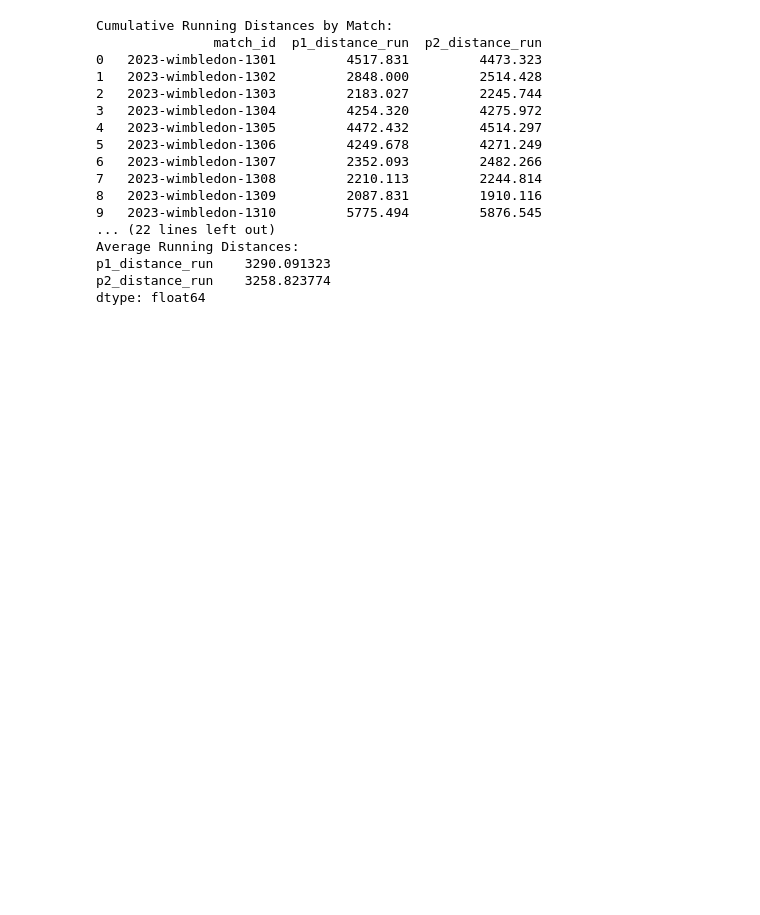
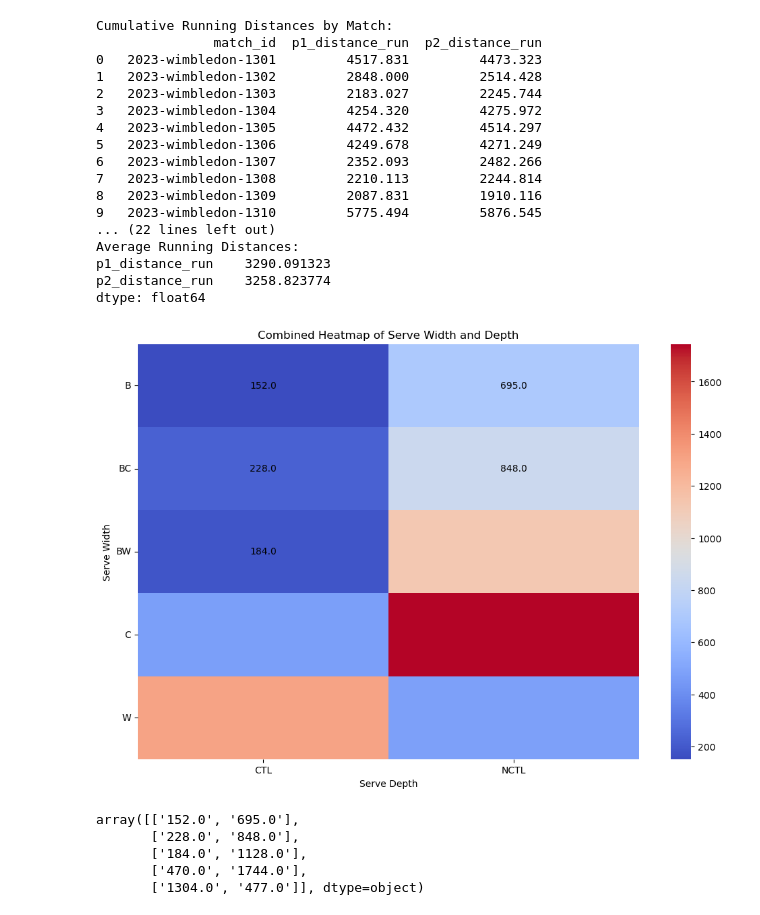
Before and after one commit to UsanoCoCr/tennis24, a Jupyter notebook: Other factors analysis.ipynb, the cells around one changed output. Cells and saved outputs as stored; diff of their text form; code cells hidden in the pictures; blank space fills up the shorter version.

Commit message:
heatmap

```diff
--- a/Other factors analysis.ipynb
+++ b/Other factors analysis.ipynb
@@ -136,3 +137,31 @@ Average Running Distances:
 p1_distance_run    3290.091323
 p2_distance_run    3258.823774
 dtype: float64
+# %%
+df = pd.read_csv('data/Wimbledon_featured_matches.csv')
+# %%
+combined_freq = pd.crosstab(df['serve_width'], df['serve_depth'])
+combined_freq = combined_freq.astype(float)
+
+annot_text = np.array(combined_freq.astype(str))
+
+plt.figure(figsize=(12, 8))
+sns.heatmap(combined_freq, annot=annot_text, cmap='coolwarm', fmt='', annot_kws={'size': 10, 'color': 'black'})
+
+plt.title('Combined Heatmap of Serve Width and Depth')
+plt.ylabel('Serve Width')
+plt.xlabel('Serve Depth')
+plt.yticks(rotation=0)
+
+plt.savefig('image/heatmap.png', dpi=300)
+plt.show()
+# %% [output]
+[figure, added]
+# %%
+annot_text
+# %% [output]
+array([['152.0', '695.0'],
+       ['228.0', '848.0'],
+       ['184.0', '1128.0'],
+       ['470.0', '1744.0'],
+       ['1304.0', '477.0']], dtype=object)
```
Also changed, not shown: parts of 1 cell of this notebook, 2 other files.
